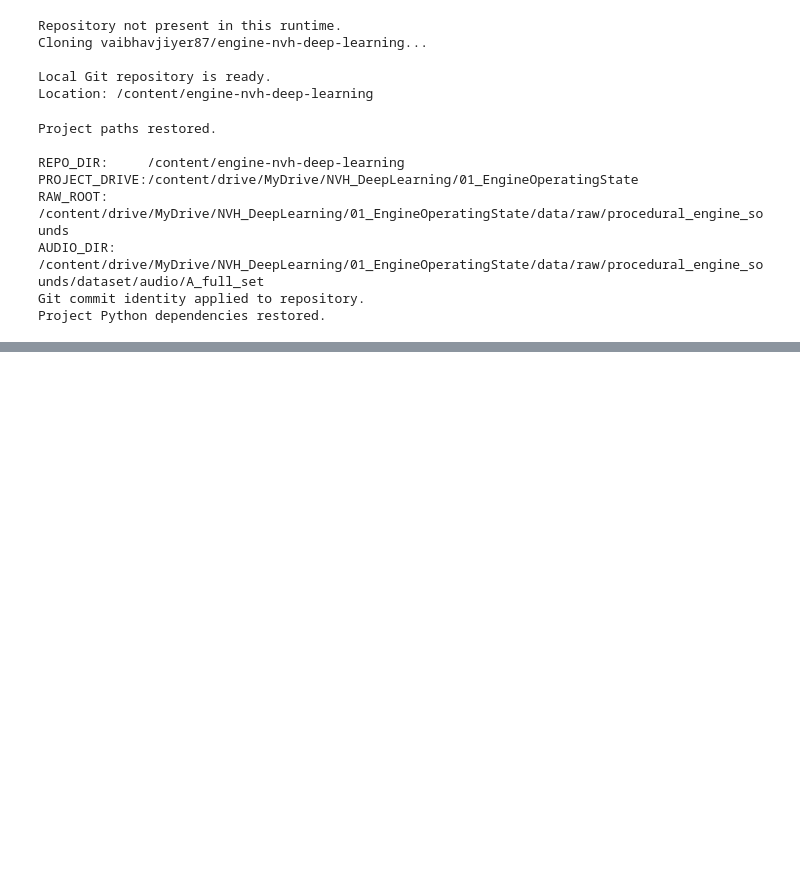
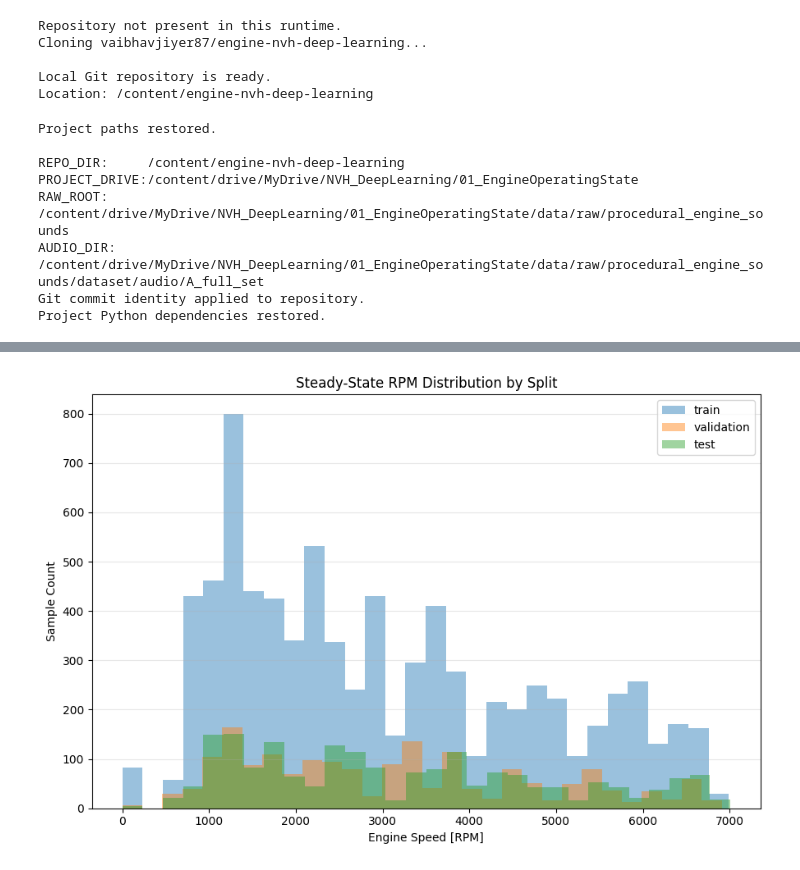
Before and after one commit to vaibhavjiyer87/engine-nvh-deep-learning, a Jupyter notebook: notebooks/07_baseline_models.ipynb, the cells around one changed output, grey strips where cells are left out. Cells and saved outputs as stored; diff of their text form; code cells hidden in the pictures; blank space fills up the shorter version.

```diff
--- a/notebooks/07_baseline_models.ipynb
+++ b/notebooks/07_baseline_models.ipynb
@@ -1286,0 +1932,87 @@ PASS: ORDER-001 loaded.
+# %%
+# Step 4 — Audit RPM distribution after steady-state filtering
+
+# ============================================================
+# STEP 4 — TARGET DISTRIBUTION AUDIT
+# ============================================================
+
+target_summary = (
+    rpm_model_data
+    .groupby(
+        "split"
+    )["rpm_mean"]
+    .agg(
+        [
+            "count",
+            "min",
+            "median",
+            "mean",
+            "max",
+            "std",
+        ]
+    )
+)
+
+display(
+    target_summary
+)
+
+# ..Plot
+fig, ax = plt.subplots(
+    figsize=(9, 6)
+)
+
+for split_name in [
+    "train",
+    "validation",
+    "test",
+]:
+
+    values = (
+        rpm_model_data.loc[
+            rpm_model_data[
+                "split"
+            ] == split_name,
+            "rpm_mean",
+        ]
+    )
+
+    ax.hist(
+        values,
+        bins=30,
+        alpha=0.45,
+        label=split_name,
+    )
+
+ax.set_title(
+    "Steady-State RPM Distribution by Split"
+)
+
+ax.set_xlabel(
+    "Engine Speed [RPM]"
+)
+
+ax.set_ylabel(
+    "Sample Count"
+)
+
+ax.legend()
+
+ax.grid(
+    True,
+    axis="y",
+    alpha=0.3,
+)
+
+fig.tight_layout()
+
+fig.savefig(
+    BASELINE_MODEL_FIGURE_DIR
+    / "01_rpm_target_distribution.png",
+    dpi=300,
+    bbox_inches="tight",
+)
+
+plt.show()
+plt.close(fig)
+# %% [output]
@@ -1286,0 +2024 @@ PASS: ORDER-001 loaded.
+[figure, added]
```
Also changed, not shown: parts of 37 cells of this notebook.
